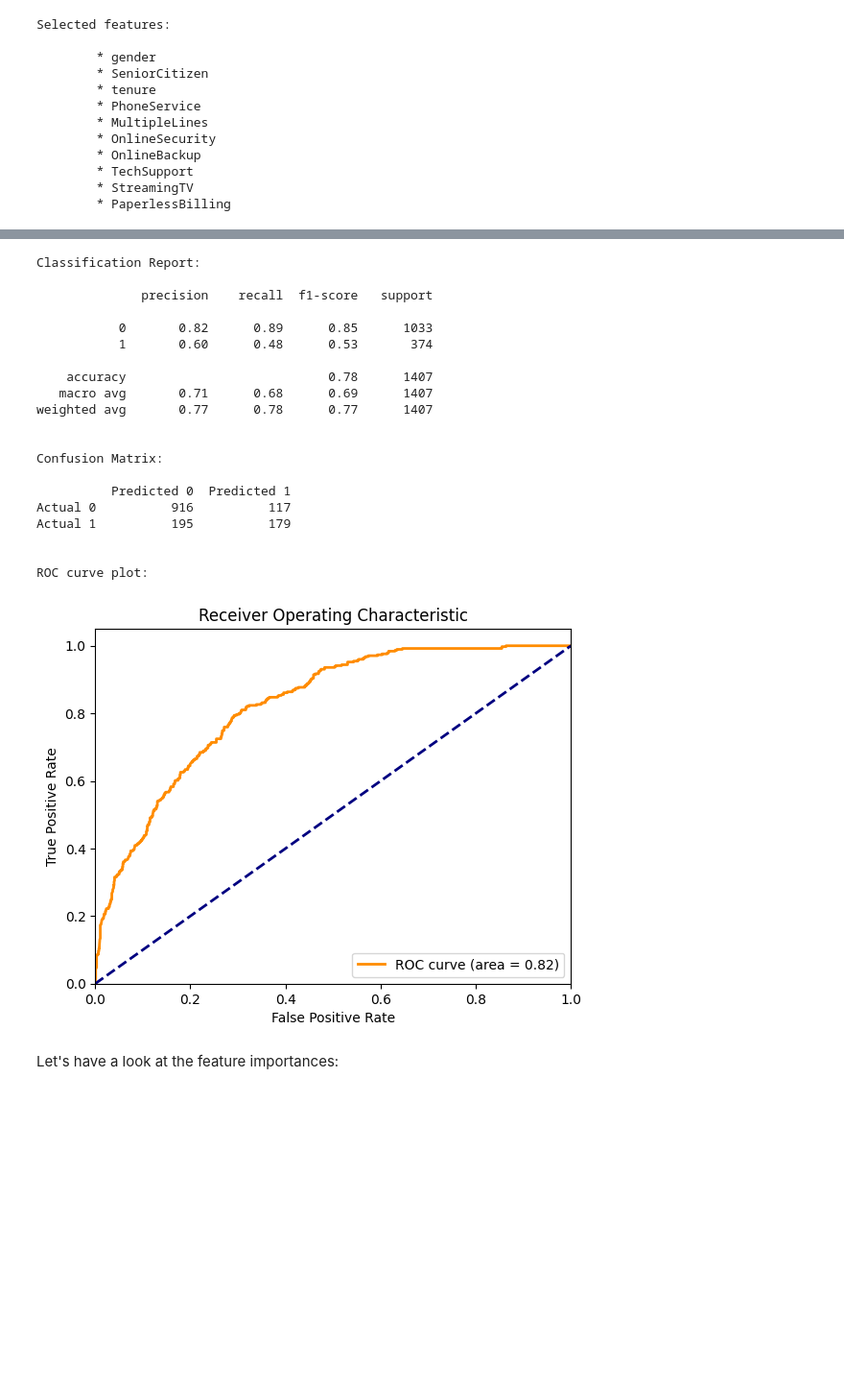
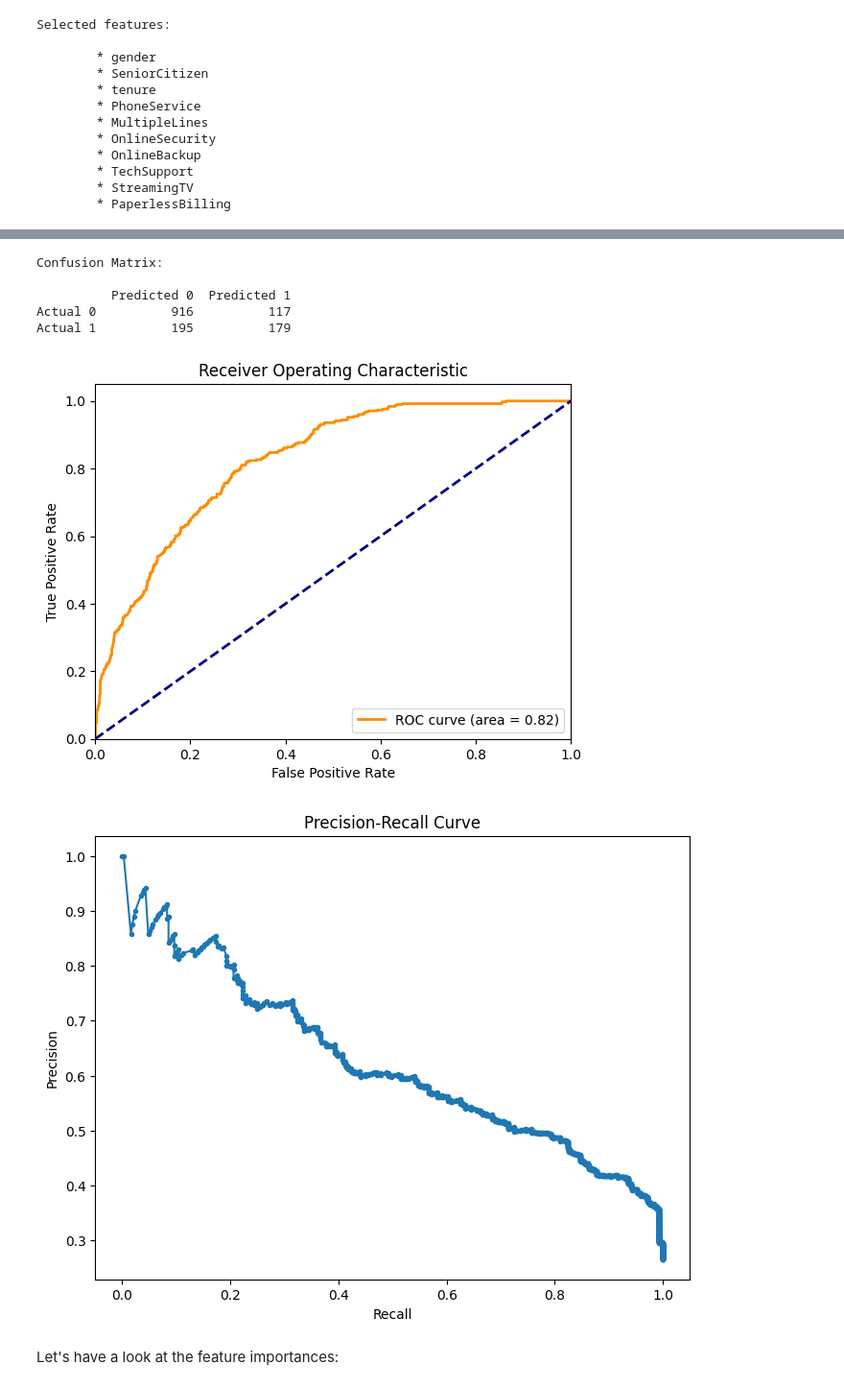
Before and after one commit to marton-eifert/churn_challenge, a Jupyter notebook: notebooks/churn_prediction.ipynb, the cells around one changed output, grey strips where cells are left out. Shown at 96% size. Cells and saved outputs as stored; diff of their text form; code cells hidden in the pictures; blank space fills up the shorter version.

```diff
--- a/notebooks/churn_prediction.ipynb
+++ b/notebooks/churn_prediction.ipynb
@@ -572,0 +578,4 @@ Using the best model, get the predicted classes, then print classification repor
+# %%
+# Predict on the test set
+y_pred = grid_search.predict(X_test)
+y_pred_prob = grid_search.predict_proba(X_test)[:, 1]
@@ -573,19 +618,17 @@ Using the best model, get the predicted classes, then print classification repor
+# %%
+# Print confusion matrix
+print("Confusion Matrix: \n")
+confusion_matrix_df = pd.DataFrame(confusion_matrix(y_test, y_pred), columns=['Predicted 0', 'Predicted 1'], index=['Actual 0', 'Actual 1'])
+print(confusion_matrix_df)
+# %% [output]
+Confusion Matrix:
+
+          Predicted 0  Predicted 1
+Actual 0          916          117
+Actual 1          195          179
 # %%
-# Predict on the test set
-y_pred = grid_search.predict(X_test)
-
-# Print classification report
-print("Classification Report: \n")
-print(classification_report(y_test, y_pred), "\n")
-
-# Print confusion matrix
-print("Confusion Matrix: \n")
-confusion_matrix_df = pd.DataFrame(confusion_matrix(y_test, y_pred), columns=['Predicted 0', 'Predicted 1'], index=['Actual 0', 'Actual 1'])
-print(confusion_matrix_df, "\n\n")
-
 # Plot ROC curve
-print("ROC curve plot:")
-fpr, tpr, thresholds = roc_curve(y_test, grid_search.predict_proba(X_test)[:, 1])
+fpr, tpr, thresholds = roc_curve(y_test, y_pred_prob)
 roc_auc = auc(fpr, tpr)
 plt.figure()
 plt.plot(fpr, tpr, color='darkorange', lw=2, label='ROC curve (area = %0.2f)' % roc_auc)
@@ -598,27 +641,18 @@ plt.title('Receiver Operating Characteristic')
 plt.legend(loc="lower right")
 plt.show()
 # %% [output]
-Classification Report:
-
-              precision    recall  f1-score   support
-
-           0       0.82      0.89      0.85      1033
-           1       0.60      0.48      0.53       374
-
-    accuracy                           0.78      1407
-   macro avg       0.71      0.68      0.69      1407
-weighted avg       0.77      0.78      0.77      1407
-
-
-Confusion Matrix:
-
-          Predicted 0  Predicted 1
-Actual 0          916          117
-Actual 1          195          179
-
-
-ROC curve plot:
 [figure]
+# %%
+# Precision-recall curve
+precision_curve, recall_curve, _ = precision_recall_curve(y_test, y_pred_prob)
+plt.figure(figsize=(8, 6))
+plt.plot(recall_curve, precision_curve, marker='.')
+plt.title('Precision-Recall Curve')
+plt.xlabel('Recall')
+plt.ylabel('Precision')
+plt.show()
+# %% [output]
+[figure, added]
 # %% [markdown]
 Let's have a look at the feature importances:
 # %%
```
Also changed, not shown: parts of 5 cells of this notebook, 1 other file.
